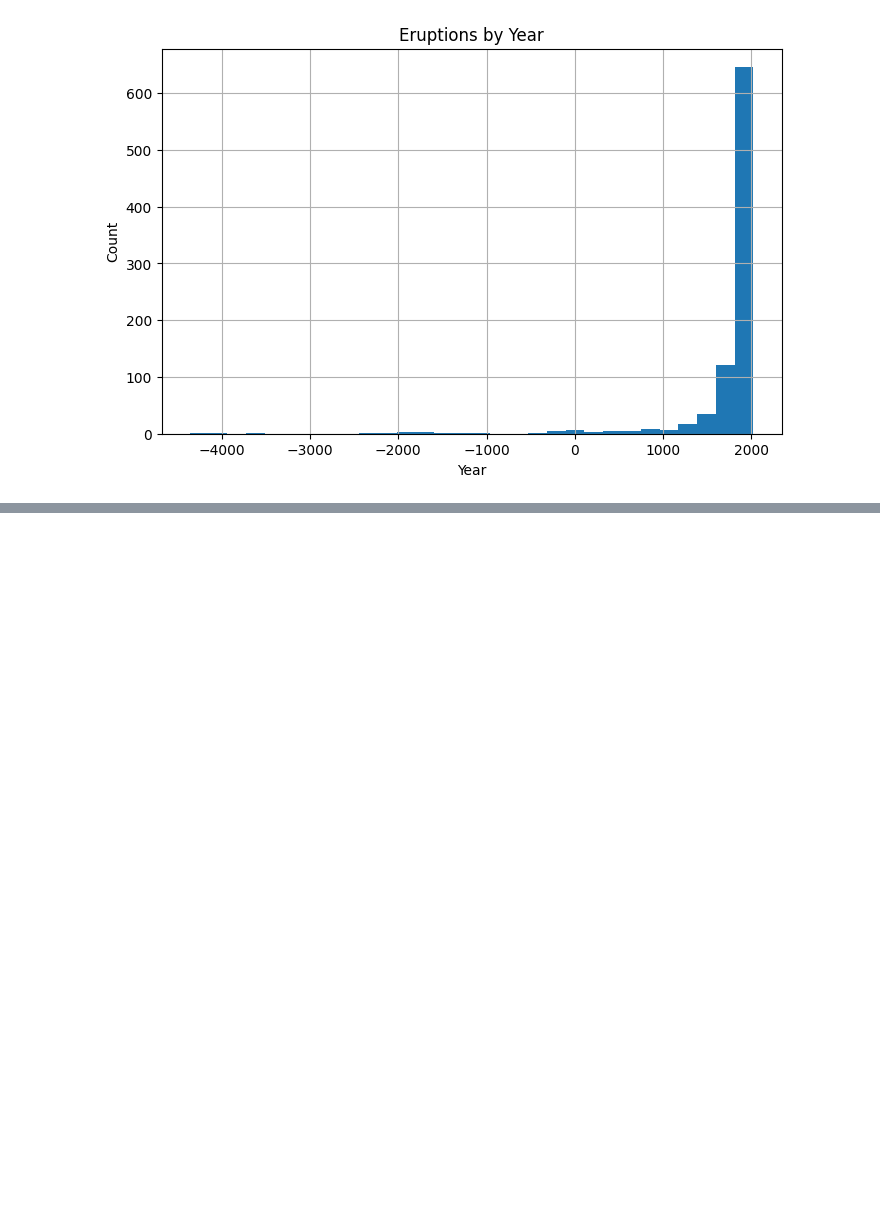
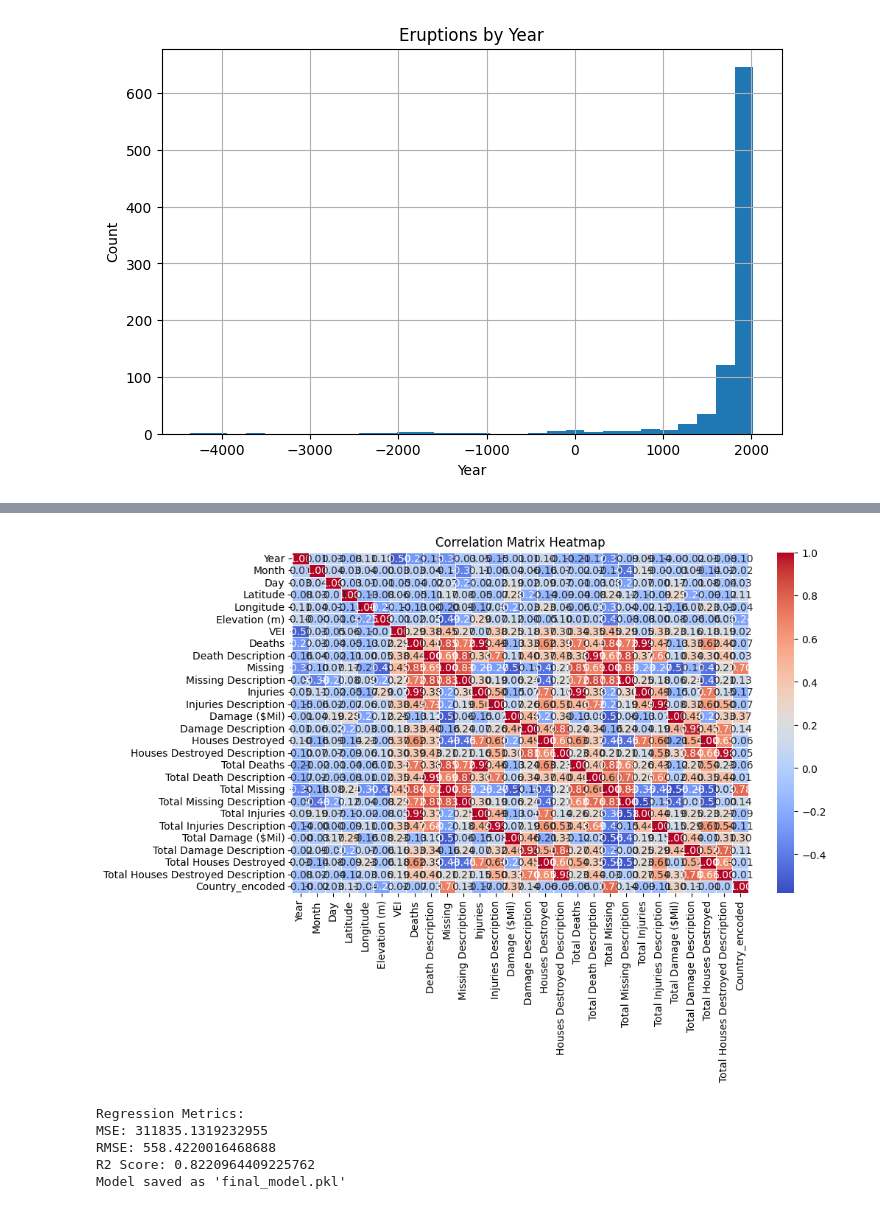
Before and after one commit to Yuvraj-Karakoti/volcanic-eruption-project, a Jupyter notebook: volcanic.ipynb, the cells around one changed output, grey strips where cells are left out. Drawn from its saved outputs; the diff is of its cells as text; code cells hidden in the pictures; blank space fills up the shorter version.

```diff
--- a/volcanic.ipynb
+++ b/volcanic.ipynb
@@ -172,0 +303,35 @@ if "Elevation" in df.columns and {"Year","Latitude","Longitude"}.issubset(df.col
+# %%
+corr_matrix = df.corr(numeric_only=True)
+
+# Plot heatmap
+plt.figure(figsize=(10, 6))
+sns.heatmap(corr_matrix, annot=True, cmap="coolwarm", fmt=".2f", linewidths=0.5)
+plt.title("Correlation Matrix Heatmap")
+plt.show()
+# %% [output]
+[figure, added]
+# %%
+y_pred = model.predict(X_test)
+
+# Check if it's a classification model
+if hasattr(model, "predict_proba") or hasattr(model, "classes_"):
+    print("Classification Metrics:")
+    print("Accuracy:", accuracy_score(y_test, y_pred))
+    print("\nClassification Report:\n", classification_report(y_test, y_pred))
+else:
+    print("Regression Metrics:")
+    print("MSE:", mean_squared_error(y_test, y_pred))
+    print("RMSE:", np.sqrt(mean_squared_error(y_test, y_pred)))
+    print("R2 Score:", r2_score(y_test, y_pred))
+
+# ------------------------
+# Saving  the final model
+# ------------------------
+joblib.dump(model, "final_model.pkl")
+print("Model saved as 'final_model.pkl'")
+# %% [output]
+Regression Metrics:
+MSE: 311835.1319232955
+RMSE: 558.4220016468688
+R2 Score: 0.8220964409225762
+Model saved as 'final_model.pkl'
```
Also changed, not shown: parts of 13 cells of this notebook.
